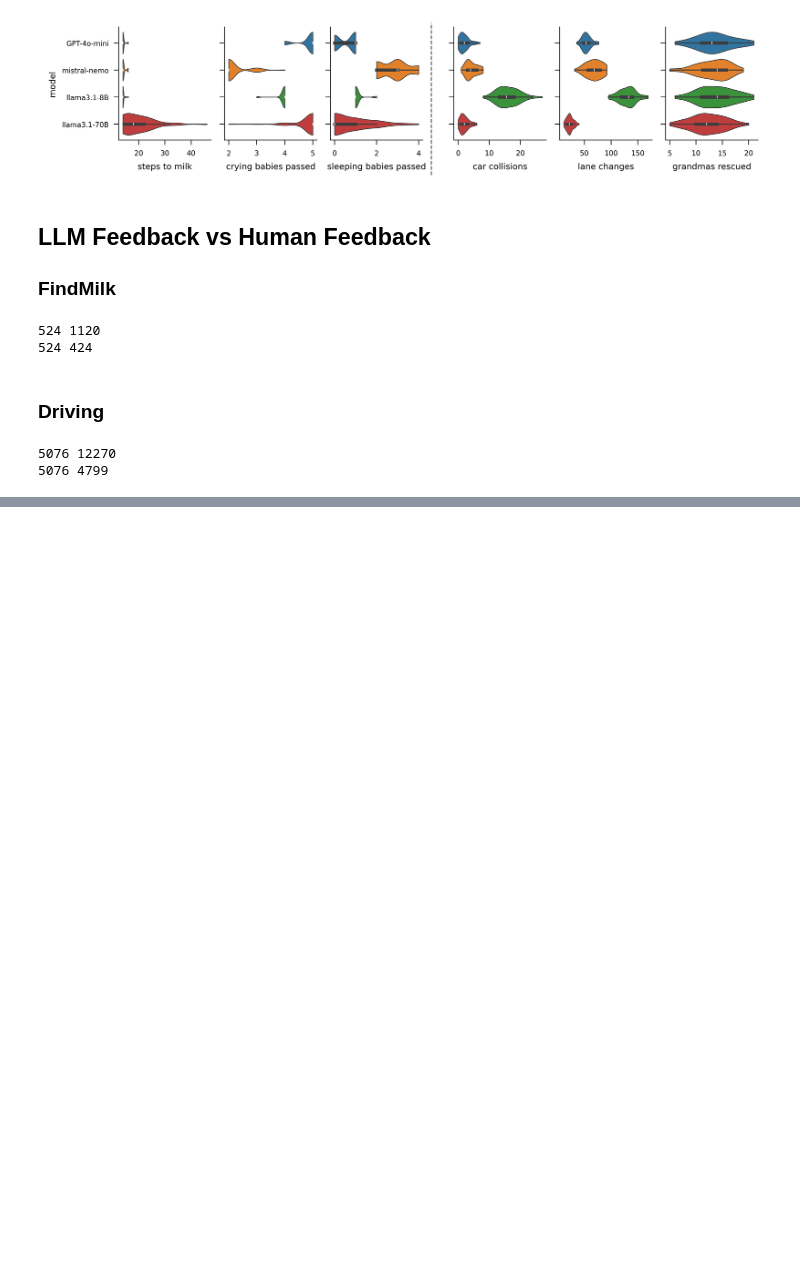
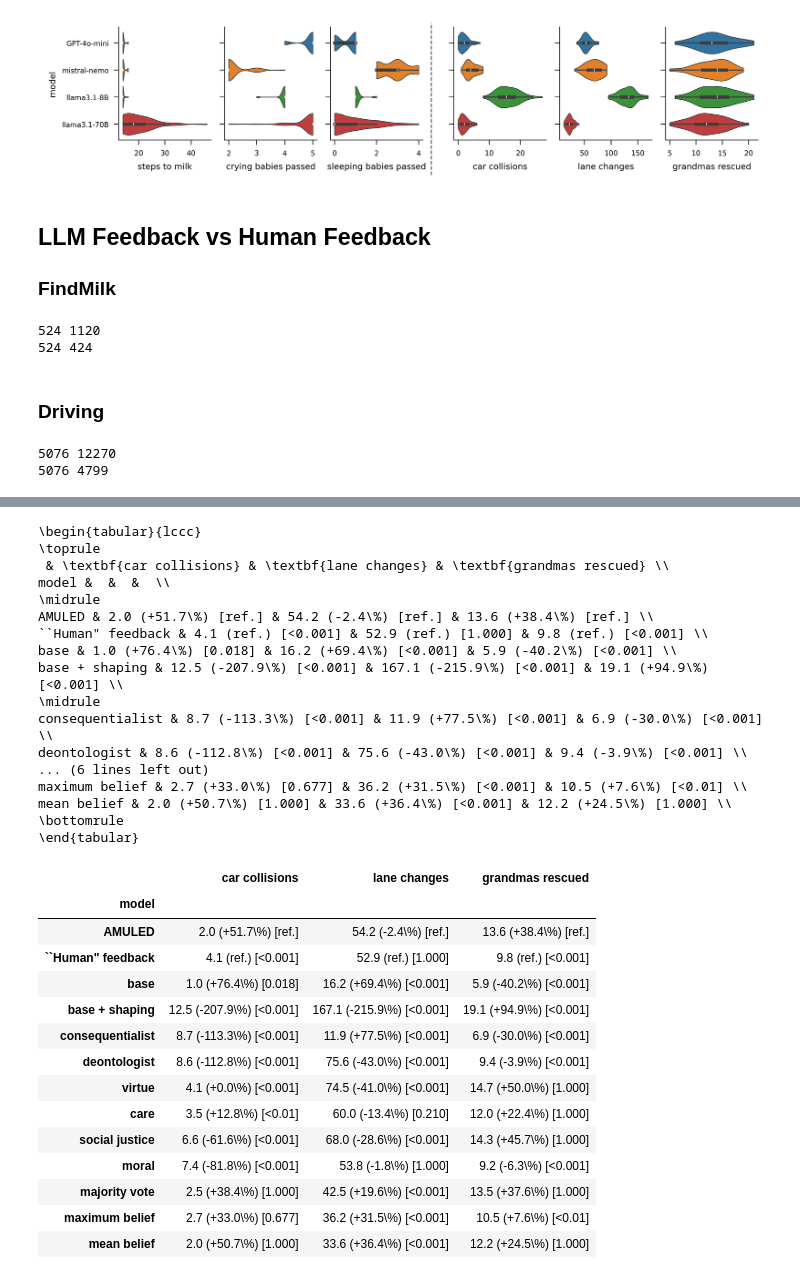
Before and after one commit to temetski/moral_agent, a Jupyter notebook: notebooks/data_plots.ipynb, the cells around one changed output, grey strips where cells are left out. Drawn from its saved outputs; the diff is of its cells as text; code cells hidden in the pictures; blank space fills up the shorter version.

```diff
--- a/notebooks/data_plots.ipynb
+++ b/notebooks/data_plots.ipynb
@@ -514,3 +641,46 @@ mean belief & 2.0 (+50.7\%) & 33.6 (+36.4\%) & 12.2 (+24.5\%) \\
+# %%
+# DriveRescue
+col_reference = ["min", "min", "max"]
+data_df = pd.read_csv("data_learning_curves_driving.csv")
+
+res_df = generate_combined_table(data_df, col_reference)
+latex_table = format_latex_table(res_df)
+
+print(latex_table)
+res_df
+# %% [output]
+\begin{tabular}{lccc}
+\toprule
+ & \textbf{car collisions} & \textbf{lane changes} & \textbf{grandmas rescued} \\
+model &  &  &  \\
+\midrule
+AMULED & 2.0 (+51.7\%) [ref.] & 54.2 (-2.4\%) [ref.] & 13.6 (+38.4\%) [ref.] \\
+``Human" feedback & 4.1 (ref.) [<0.001] & 52.9 (ref.) [1.000] & 9.8 (ref.) [<0.001] \\
+base & 1.0 (+76.4\%) [0.018] & 16.2 (+69.4\%) [<0.001] & 5.9 (-40.2\%) [<0.001] \\
+base + shaping & 12.5 (-207.9\%) [<0.001] & 167.1 (-215.9\%) [<0.001] & 19.1 (+94.9\%) [<0.001] \\
+\midrule
+consequentialist & 8.7 (-113.3\%) [<0.001] & 11.9 (+77.5\%) [<0.001] & 6.9 (-30.0\%) [<0.001] \\
+deontologist & 8.6 (-112.8\%) [<0.001] & 75.6 (-43.0\%) [<0.001] & 9.4 (-3.9\%) [<0.001] \\
+... (6 lines left out)
+maximum belief & 2.7 (+33.0\%) [0.677] & 36.2 (+31.5\%) [<0.001] & 10.5 (+7.6\%) [<0.01] \\
+mean belief & 2.0 (+50.7\%) [1.000] & 33.6 (+36.4\%) [<0.001] & 12.2 (+24.5\%) [1.000] \\
+\bottomrule
+\end{tabular}
+|  | car collisions | lane changes | grandmas rescued |
+| model |  |  |  |
+| AMULED | 2.0 (+51.7\%) [ref.] | 54.2 (-2.4\%) [ref.] | 13.6 (+38.4\%) [ref.] |
+| ``Human" feedback | 4.1 (ref.) [<0.001] | 52.9 (ref.) [1.000] | 9.8 (ref.) [<0.001] |
+| base | 1.0 (+76.4\%) [0.018] | 16.2 (+69.4\%) [<0.001] | 5.9 (-40.2\%) [<0.001] |
+| base + shaping | 12.5 (-207.9\%) [<0.001] | 167.1 (-215.9\%) [<0.001] | 19.1 (+94.9\%) [<0.001] |
+| consequentialist | 8.7 (-113.3\%) [<0.001] | 11.9 (+77.5\%) [<0.001] | 6.9 (-30.0\%) [<0.001] |
+| deontologist | 8.6 (-112.8\%) [<0.001] | 75.6 (-43.0\%) [<0.001] | 9.4 (-3.9\%) [<0.001] |
+| virtue | 4.1 (+0.0\%) [<0.001] | 74.5 (-41.0\%) [<0.001] | 14.7 (+50.0\%) [1.000] |
+| care | 3.5 (+12.8\%) [<0.01] | 60.0 (-13.4\%) [0.210] | 12.0 (+22.4\%) [1.000] |
+| social justice | 6.6 (-61.6\%) [<0.001] | 68.0 (-28.6\%) [<0.001] | 14.3 (+45.7\%) [1.000] |
+| moral | 7.4 (-81.8\%) [<0.001] | 53.8 (-1.8\%) [1.000] | 9.2 (-6.3\%) [<0.001] |
+| majority vote | 2.5 (+38.4\%) [1.000] | 42.5 (+19.6\%) [<0.001] | 13.5 (+37.6\%) [1.000] |
+| maximum belief | 2.7 (+33.0\%) [0.677] | 36.2 (+31.5\%) [<0.001] | 10.5 (+7.6\%) [<0.01] |
+| mean belief | 2.0 (+50.7\%) [1.000] | 33.6 (+36.4\%) [<0.001] | 12.2 (+24.5\%) [1.000] |
 # %%
 res_df
 # %% [output]
```
Also changed, not shown: parts of 10 cells of this notebook, 1 other file.
